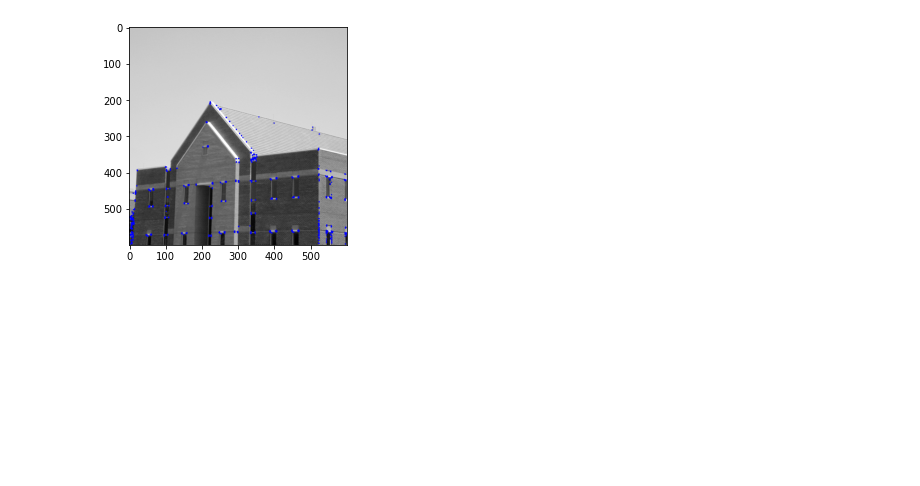
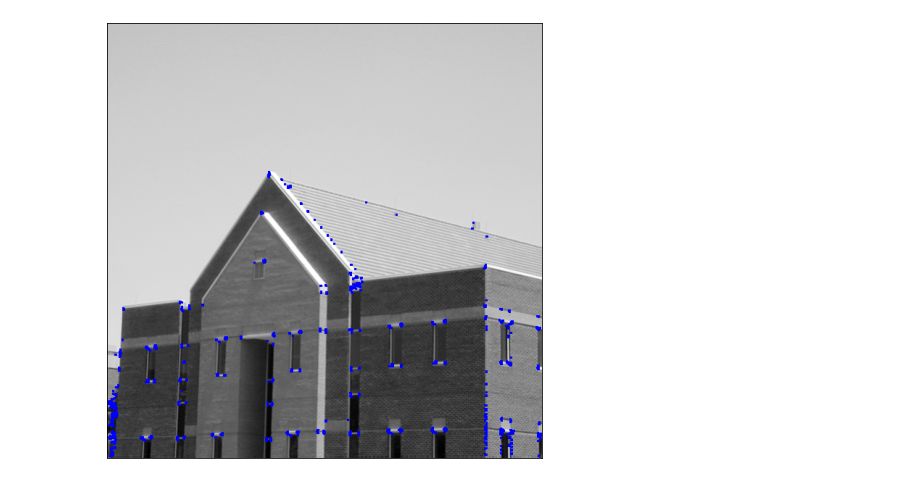
Before and after one commit to Gajaan08/FUNDAMENTALS-OF-IMAGE-PROCESSING, a Jupyter notebook: homework4/Ex4.ipynb, the cells around one changed output. Saved outputs shown, nothing was run; the diff lists cells and outputs as text; code cells hidden in the pictures; blank space fills up the shorter version.

```diff
--- a/homework4/Ex4.ipynb
+++ b/homework4/Ex4.ipynb
@@ -1,19 +31,20 @@
 # %%
+#Q2
 import numpy as np
 import cv2 as cv
 import matplotlib.pyplot as plt
+
 filename = 'building.tif'
 img = cv.imread(filename)
 gray = cv.cvtColor(img,cv.COLOR_BGR2GRAY)
 gray = np.float32(gray)
 dst = cv.cornerHarris(gray,2,3,0.04)
-#result is dilated for marking the corners, not important
 dst = cv.dilate(dst,None)
-# Threshold for an optimal value, it may vary depending on the image.
 img[dst>0.01*dst.max()]=[0,0,255]
-
+plt.figure(figsize=(8,8))
 plt.imshow(img)
+plt.xticks([]), plt.yticks([])
 plt.show()
 # %% [output]
-[figure, old version]
+[figure, new version]
 # %%
```
Also changed, not shown: parts of 7 cells of this notebook, 2 other files.
